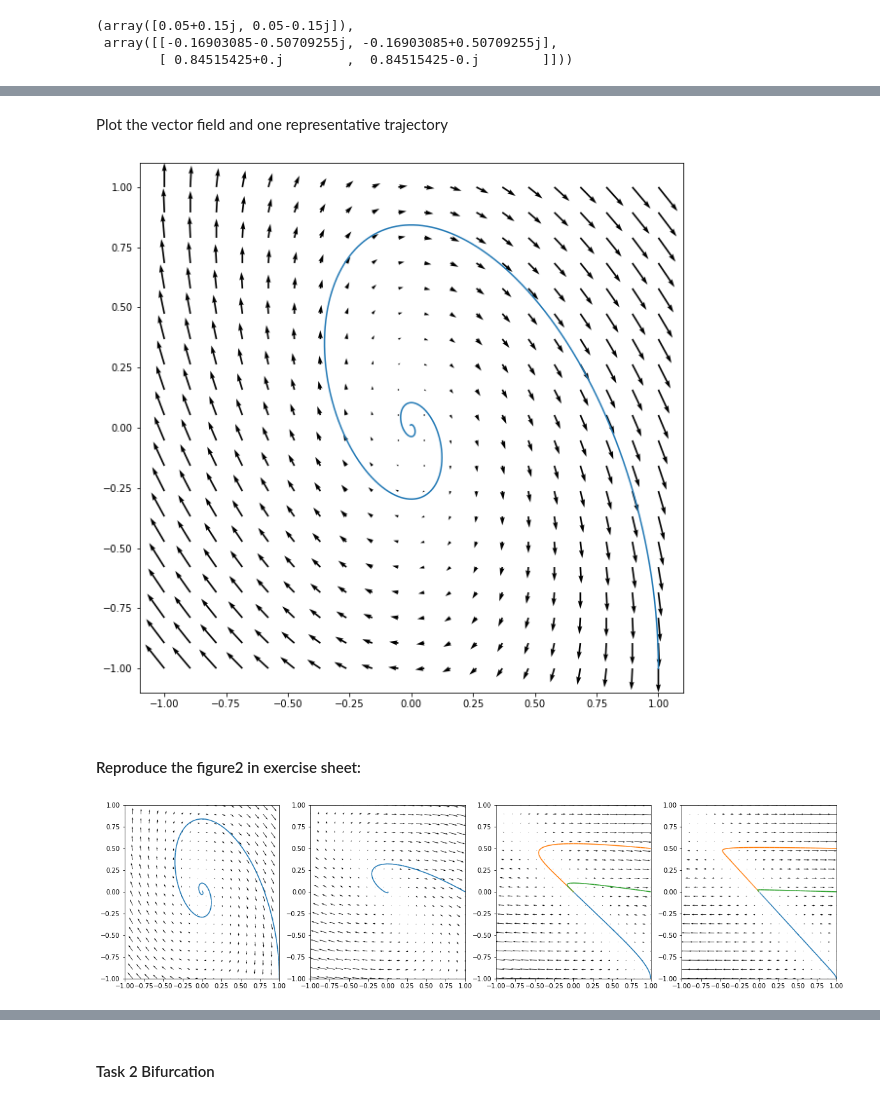
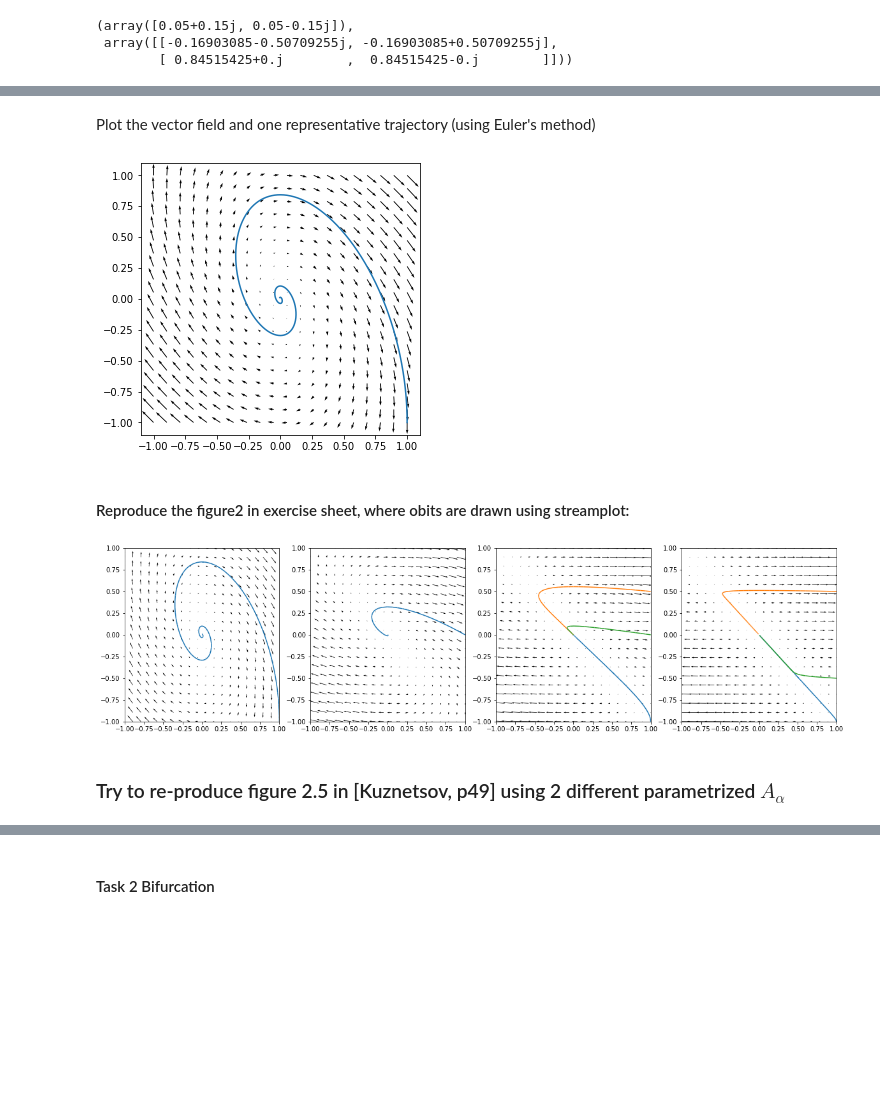
Before and after one commit to Linnore/MLCMS-EX3-GroupK, a Jupyter notebook: Test_Linnore.ipynb, the cells around one changed output, grey strips where cells are left out. Drawn from its saved outputs; the diff is of its cells as text; code cells hidden in the pictures; blank space fills up the shorter version.

```diff
--- a/Test_Linnore.ipynb
+++ b/Test_Linnore.ipynb
@@ -94,22 +70,22 @@ traj = euler(np.array([1,-1]), vx_task1, maxstep=10000, backward=1)
 trajx = traj[:, 0]
 trajy = traj[:, 1]
 # %% [markdown]
-Plot the vector field and one representative trajectory
+Plot the vector field and one representative trajectory (using Euler's method)
 # %%
-fig1 = plt.figure(figsize=(10, 10))
+fig1 = plt.figure(figsize=(5, 5))
 
 fig1a = fig1.add_subplot()
 
 fig1a.quiver(X, Y, U, V)
 #fig1a.streamplot(X, Y, U, V, integration_direction="backward")
 
 fig1a.plot(trajx, trajy) # plot the trajactory from Euler method
 
 plt.show()
 # %% [output]
-[figure, old version]
+[figure, new version]
 # %% [markdown]
-#### Reproduce the figure2 in exercise sheet:
+#### Reproduce the figure2 in exercise sheet, where obits are drawn using streamplot:
 # %%
 w = 1
 Y, X = np.mgrid[-w:w:20j, -w:w:20j]
@@ -159,9 +135,11 @@ fig1d = fig1.add_subplot(gs[0,3])
 fig1d.quiver(X, Y, U, V)
 fig1d.streamplot(X, Y, U, V, start_points=[(1,-1)], integration_direction="backward", arrowstyle="-")
 fig1d.streamplot(X, Y, U, V, start_points=[(1,0.5)], integration_direction="backward", arrowstyle="-")
-fig1d.streamplot(X, Y, U, V, start_points=[(1,0)], integration_direction="backward", arrowstyle="-")
+fig1d.streamplot(X, Y, U, V, start_points=[(1,-.5)], integration_direction="backward", arrowstyle="-")
 
 
 plt.show()
 # %% [output]
-[figure, old version]
+[figure, new version]
+# %% [markdown]
+### Try to re-produce figure 2.5 in [Kuznetsov, p49] using 2 different parametrized $A_\alpha$
```
Also changed, not shown: parts of 23 cells of this notebook.
